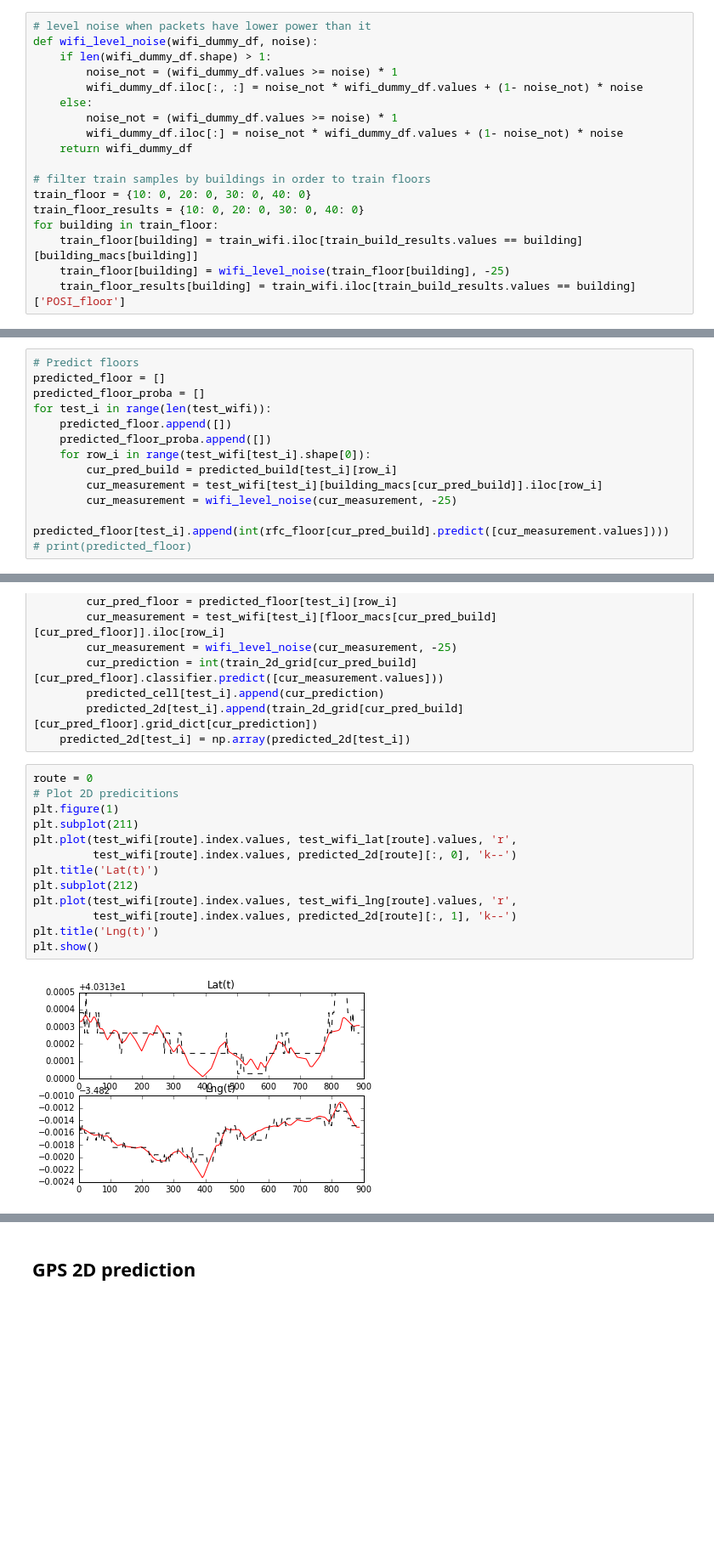
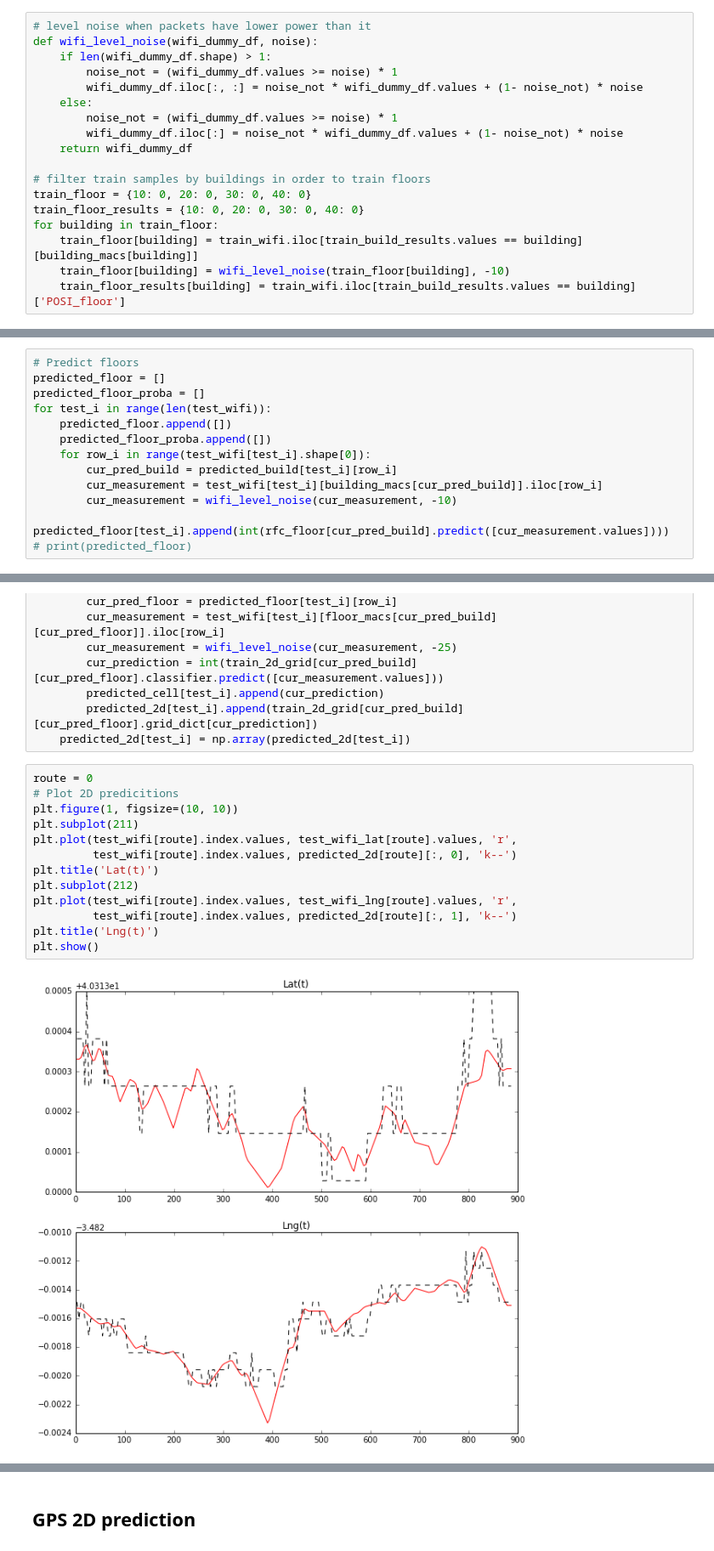
Before and after one commit to yairbeer/lis2016, a Jupyter notebook: train-heir-II.ipynb, the cells around one changed output, grey strips where cells are left out. Shown at 85% size. Cells and saved outputs as stored; diff of their text form; blank space fills up the shorter version.

```diff
--- a/train-heir-II.ipynb
+++ b/train-heir-II.ipynb
@@ -544,7 +545,7 @@ train_floor = {10: 0, 20: 0, 30: 0, 40: 0}
 train_floor_results = {10: 0, 20: 0, 30: 0, 40: 0}
 for building in train_floor:
     train_floor[building] = train_wifi.iloc[train_build_results.values == building][building_macs[building]]
-    train_floor[building] = wifi_level_noise(train_floor[building], -25)
+    train_floor[building] = wifi_level_noise(train_floor[building], -10)
     train_floor_results[building] = train_wifi.iloc[train_build_results.values == building]['POSI_floor']
 # %%
 # Train floor on Random Forest using WiFi fingerprinting
@@ -563,7 +564,7 @@ for test_i in range(len(test_wifi)):
     for row_i in range(test_wifi[test_i].shape[0]):
         cur_pred_build = predicted_build[test_i][row_i]
         cur_measurement = test_wifi[test_i][building_macs[cur_pred_build]].iloc[row_i]
-        cur_measurement = wifi_level_noise(cur_measurement, -25)
+        cur_measurement = wifi_level_noise(cur_measurement, -10)
         predicted_floor[test_i].append(int(rfc_floor[cur_pred_build].predict([cur_measurement.values])))
 # print(predicted_floor)
 # %%
@@ -731,18 +733,18 @@ for test_i in range(len(test_wifi)):
 # %%
 route = 0
 # Plot 2D predicitions
-plt.figure(1)
+plt.figure(1, figsize=(10, 10))
 plt.subplot(211)
 plt.plot(test_wifi[route].index.values, test_wifi_lat[route].values, 'r',
          test_wifi[route].index.values, predicted_2d[route][:, 0], 'k--')
 plt.title('Lat(t)')
 plt.subplot(212)
 plt.plot(test_wifi[route].index.values, test_wifi_lng[route].values, 'r',
          test_wifi[route].index.values, predicted_2d[route][:, 1], 'k--')
 plt.title('Lng(t)')
 plt.show()
 # %% [output]
-[figure, old version]
+[figure, new version]
 # %%
 # Calculate errors
 def dtom_calc(local_latitude, mes_d):
```
Also changed, not shown: parts of 13 cells of this notebook, 1 other file.
